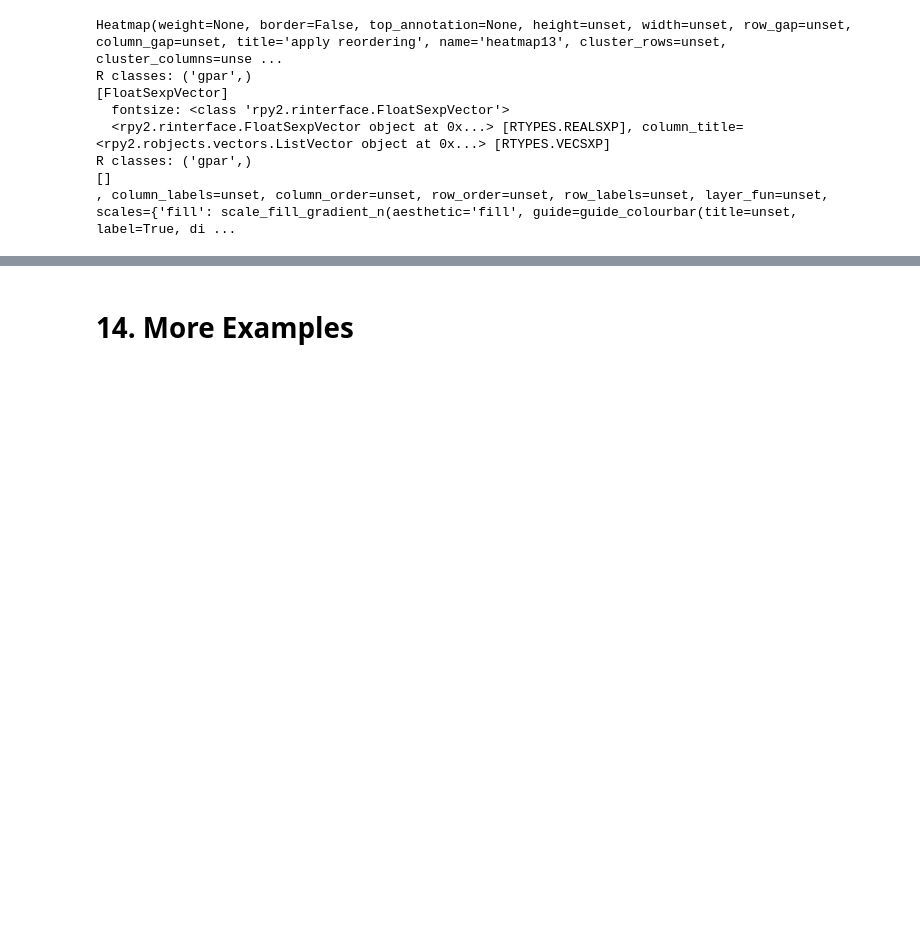
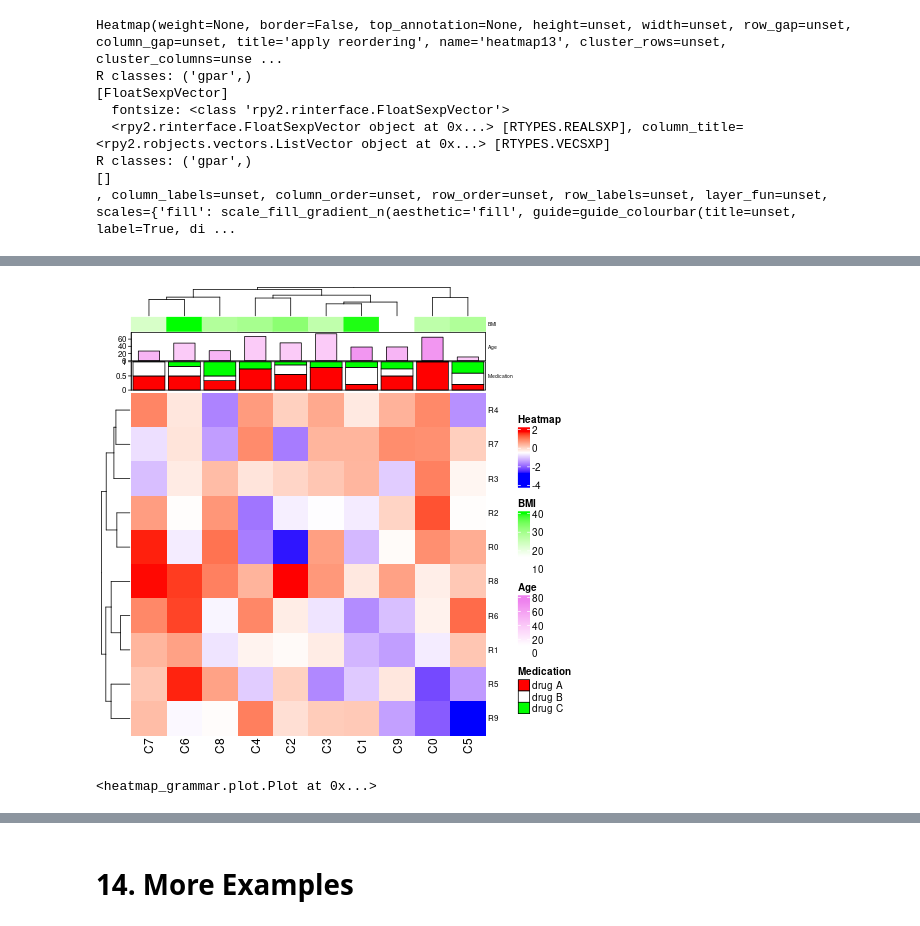
Before and after one commit to krassowski/rpy2-complex-heatmap-grammar, a Jupyter notebook: Examples.ipynb, the cells around one changed output, grey strips where cells are left out. Saved outputs shown, nothing was run; the diff lists cells and outputs as text; code cells hidden in the pictures; blank space fills up the shorter version.

```diff
--- a/Examples.ipynb
+++ b/Examples.ipynb
@@ -311,0 +444,9 @@ R classes: ('gpar',)
+# %%
+patient_data = pd.DataFrame(
+    dict(
+        Age=np.random.normal(loc=30, scale=20, size=10),
+        BMI=np.random.normal(loc=25, scale=10, size=10)
+    ),
+    index=matrix_data.columns
+)
+patient_data.head(3)
@@ -311,0 +462,3 @@ R classes: ('gpar',)
+# %%
+patient_metadata = medication_data.join(patient_data)
+patient_metadata.head(7)
@@ -311,0 +474,28 @@ R classes: ('gpar',)
+# %%
+(
+    Plot()
+    + Heatmap(
+        matrix_data,
+        top_annotation=(
+            ColumnAnnotation(data=patient_metadata)
+            + Annotation(geom='simple', mapping=aes(color='BMI'))
+            + scale_color_gradient(low='white', high='green')
+            + Annotation(geom='barplot', mapping=aes(fill='Age'), stat='unique')
+            + scale_fill_gradient(low='white', high='violet')
+            + Annotation(
+                geom='barplot',
+                mapping=aes(value='Medication', fill='Medication'),
+                position='fill',
+                geom_arguments={'bar_width': 0.9}
+            )
+            + scale_fill_manual(values={
+                'drug A': 'red',
+                'drug B': 'white',
+                'drug C': 'green',
+            })
+        )
+    )
+)
+# %% [output]
+[figure, added]
+<heatmap_grammar.plot.Plot at 0x...>
```
Also changed, not shown: parts of 29 cells of this notebook.
